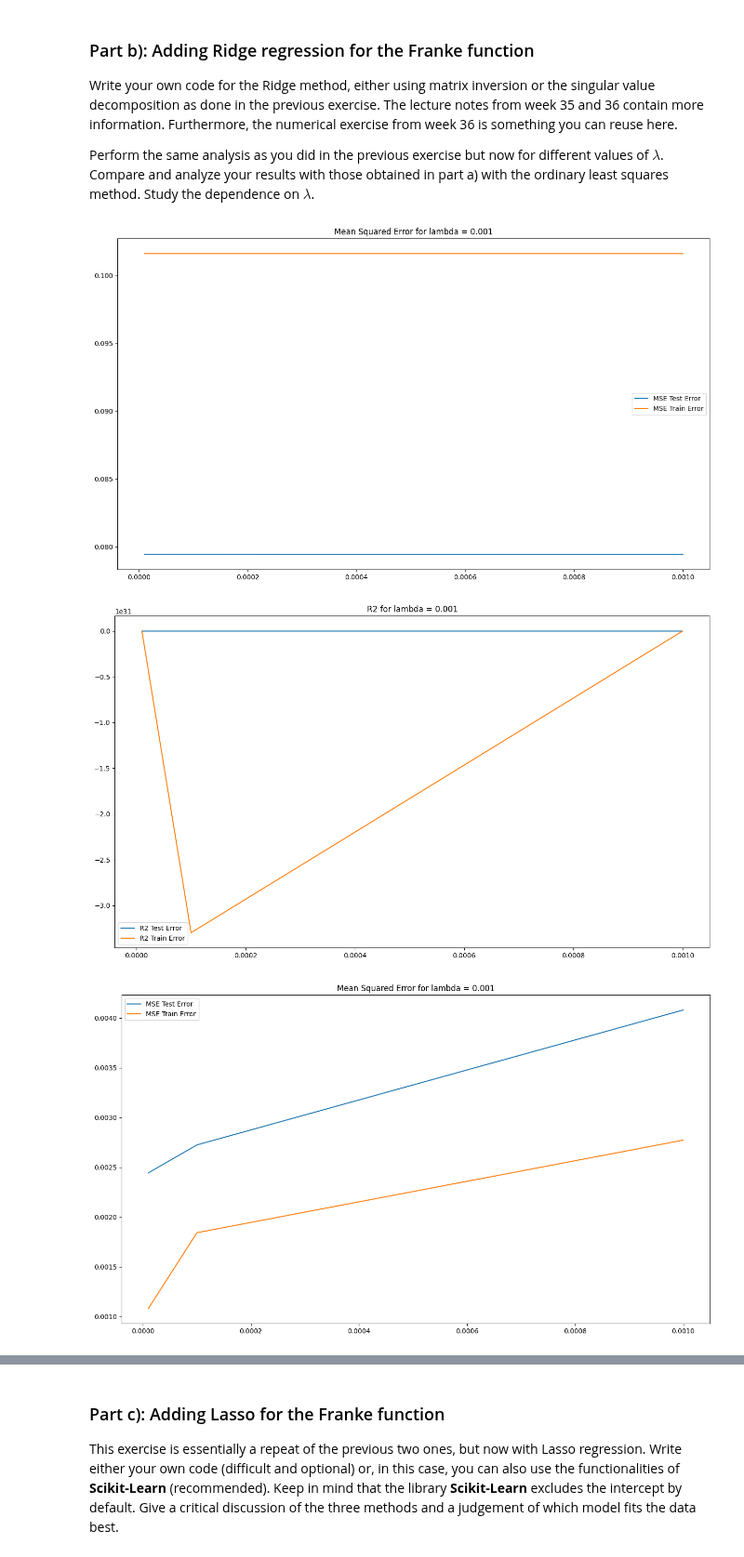
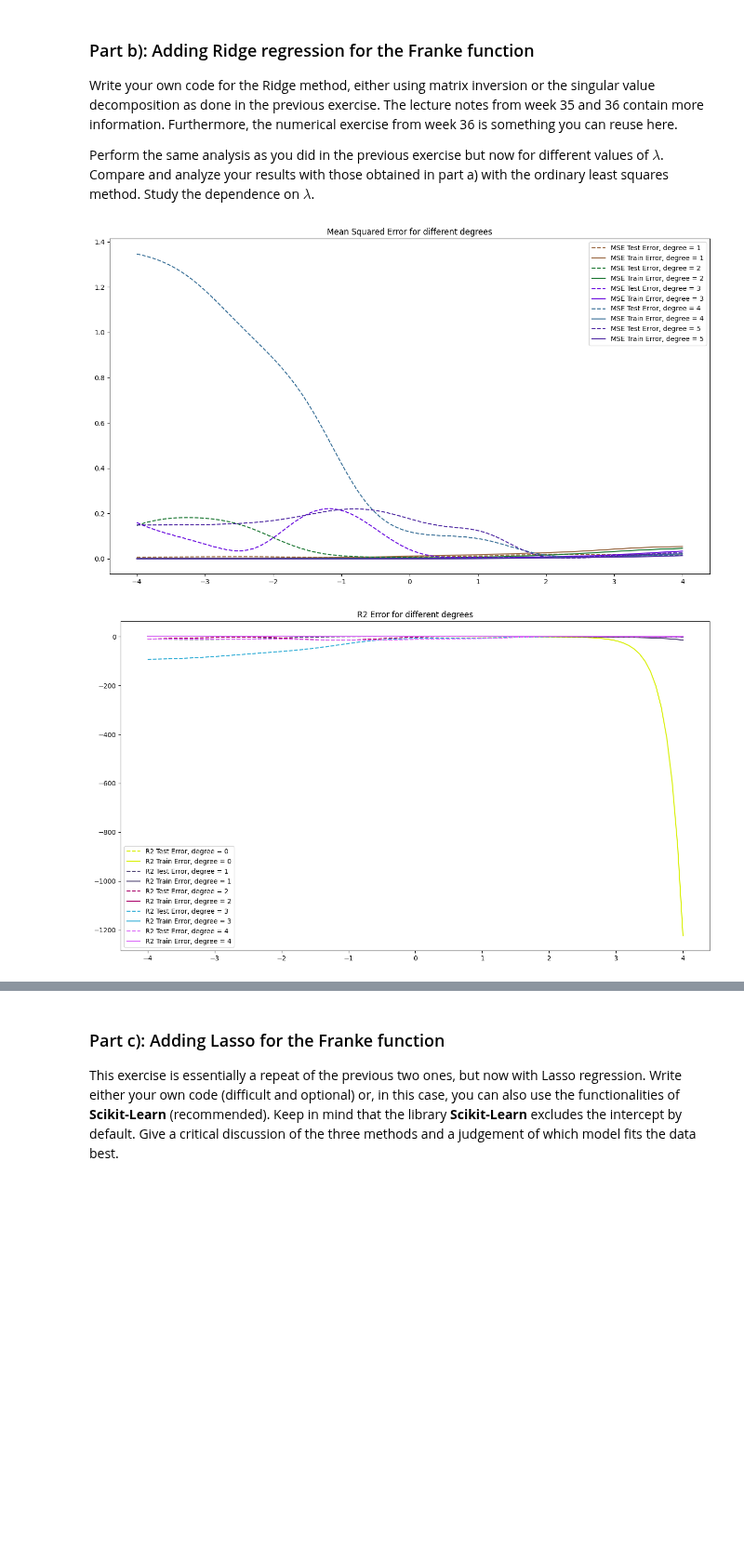
Before and after one commit to Sofriet/Project1data-ml, a Jupyter notebook: Project1.ipynb, the cells around one changed output, grey strips where cells are left out. Shown at 93% size. Drawn from its saved outputs; the diff is of its cells as text; code cells hidden in the pictures; blank space fills up the shorter version.

```diff
--- a/Project1.ipynb
+++ b/Project1.ipynb
@@ -291,15 +311,12 @@ Perform the same analysis as you did in the previous exercise but now for differ
 analyze your results with those obtained in part a) with the ordinary least squares method. Study the
 dependence on $\lambda$.
 # %%
-lambdas = [0.00001,0.0001, 0.001]
+lambdas = np.logspace(-4, 4, 100)
 
-MSETrain = []
-MSETest = []
-
-R2Train = []
-R2Test = []
-
-PolyDegree = []
+MSETrainAllLambdas = []
+MSETestAllLambdas = []
+R2TrainAllLambdas = []
+R2TestAllLambdas = []
 
 PolynomialDegree = 5
 
@@ -309,47 +326,55 @@ X_train, X_test, z_train, z_test = train_test_split(X,z,test_size=0.2)
 clf = skl.LinearRegression().fit(X_train, z_train)
 
 scaler = StandardScaler()
 scaler.fit(X_train)
 X_train_scaled = scaler.transform(X_train)
 X_test_scaled = scaler.transform(X_test)
 
 np.random.seed(2023)
 
-for degree in range(0,PolynomialDegree):
+for degree in range(1, PolynomialDegree+1):
     PolyDegree = []
 
     MSETrain = []
     MSETest = []
 
     R2Train = []
     R2Test = []
 
     for lamb in lambdas:
-        model = make_pipeline(PolynomialFeatures(degree=degree), Ridge(alpha = lamb, fit_intercept=False))
+        model = make_pipeline(PolynomialFeatures(degree=degree), Ridge(alpha = lamb, fit_intercept=True))
         clf = model.fit(X_train_scaled, z_train)
         z_fit = clf.predict(X_train_scaled)
         z_pred = clf.predict(X_test_scaled)
 
         MSETrain.append(mean_squared_error(z_fit,z_train))
         MSETest.append(mean_squared_error(z_test, z_pred))
         R2Train.append(r2_score(z_fit, z_train))
         R2Test.append(r2_score(z_test, z_pred))
         PolyDegree.append(degree)
 
-    plt.figure(figsize=(16,9))
-    plt.plot(lambdas, MSETest, label='MSE Test Error')
-    plt.plot(lambdas, MSETrain, label='MSE Train Error')
-    plt.title(f"Mean Squared Error for lambda = {lamb}")
-    plt.legend()
-    plt.show()
+    MSETrainAllLambdas.append(MSETrain)
+    MSETestAllLambdas.append(MSETest)
+    R2TrainAllLambdas.append(R2Train)
+    R2TestAllLambdas.append(R2Test)
 
-    plt.figure(figsize=(16,9))
-    plt.plot(lambdas, R2Test, label='R2 Test Error')
-    plt.plot(lambdas, R2Train, label='R2 Train Error')
-    plt.title(f"R2 for lambda = {lamb}")
-    plt.legend()
-    plt.show()
+plt.figure(figsize=(16,9))
+for i in range(0, len(MSETrainAllLambdas)):
+    color = "%06x" % rd.randint(0, 0xFFFFFF) # Keep both Train and Test the same color
+    plt.plot(np.log10(lambdas), MSETestAllLambdas[i], linestyle = '--', color = "#" + color, label=f'MSE Test Error, degree = {i+1}')
+    plt.plot(np.log10(lambdas), MSETrainAllLambdas[i], color = "#" + color, label=f'MSE Train Error, degree = {i+1}')
+plt.title(f"Mean Squared Error for different degrees")
+plt.legend()
+plt.show()
+
+plt.figure(figsize=(16,9))
+for i in range(0, len(R2TrainAllLambdas)):
+    color = "%06x" % rd.randint(0, 0xFFFFFF) # Keep both Train and Test the same color
+    plt.plot(np.log10(lambdas), R2TestAllLambdas[i], linestyle = '--', color = "#" + color, label=f'R2 Test Error, degree = {i}')
+    plt.plot(np.log10(lambdas), R2TrainAllLambdas[i], color = "#" + color, label=f'R2 Train Error, degree = {i}')
+plt.title(f"R2 Error for different degrees")
+plt.legend()
+plt.show()
 # %% [output]
-[figure, old version]
+[figure, new version]
-[figure, old version]
+[figure, new version]
-[figure, removed]
```
Also changed, not shown: parts of 3 cells of this notebook, 6 other files.
